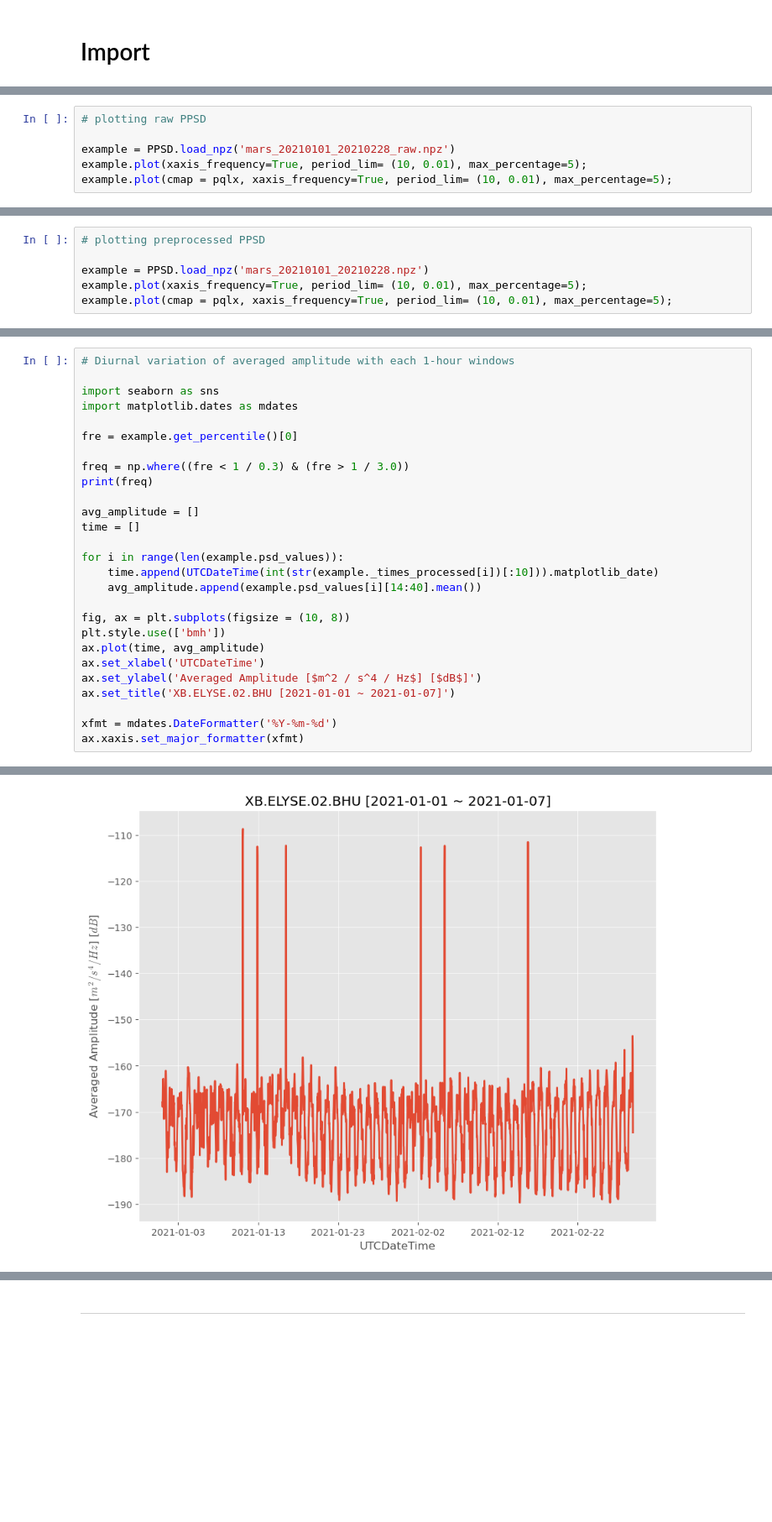
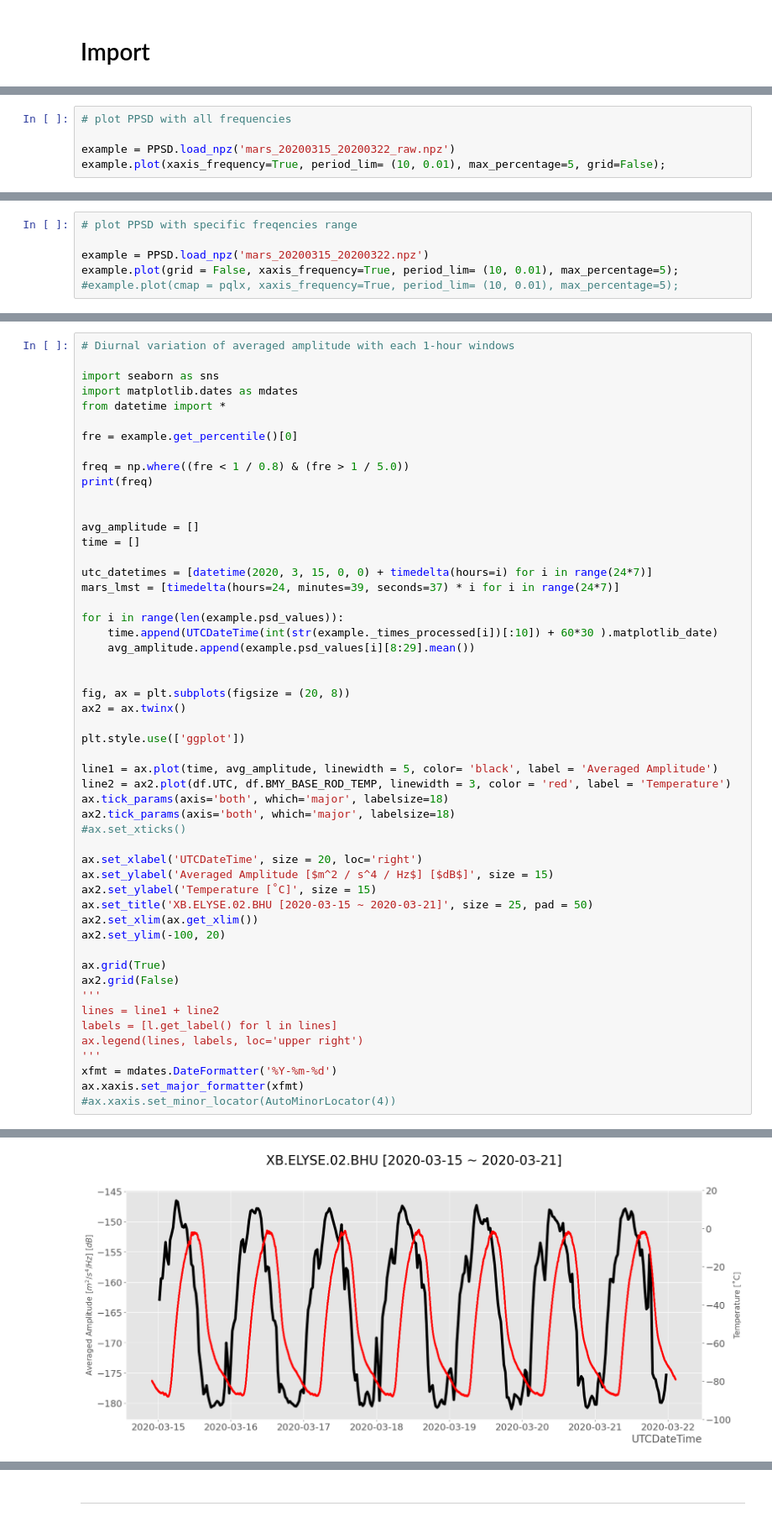
Before and after one commit to 1epss/ppsd2024, a Jupyter notebook: ppsd_mars.ipynb, the cells around one changed output, grey strips where cells are left out. Shown: that part at 84% size. Drawn from its saved outputs; the diff is of its cells as text; blank space fills up the shorter version.

Commit message:
Edit ppsd_mars.ipynb and add downloader py file

```diff
--- a/ppsd_mars.ipynb
+++ b/ppsd_mars.ipynb
@@ -74,0 +107,5 @@ Skipping time segment(s).
+# %%
+# plot PPSD with all frequencies
+
+example = PPSD.load_npz('mars_20200315_20200322_raw.npz')
+example.plot(xaxis_frequency=True, period_lim= (10, 0.01), max_percentage=5, grid=False);
@@ -75,6 +114,6 @@ Skipping time segment(s).
 # %%
-# plotting raw PPSD
+# plot PPSD with specific freqencies range
 
-example = PPSD.load_npz('mars_20210101_20210228_raw.npz')
-example.plot(xaxis_frequency=True, period_lim= (10, 0.01), max_percentage=5);
-example.plot(cmap = pqlx, xaxis_frequency=True, period_lim= (10, 0.01), max_percentage=5);
+example = PPSD.load_npz('mars_20200315_20200322.npz')
+example.plot(grid = False, xaxis_frequency=True, period_lim= (10, 0.01), max_percentage=5);
+#example.plot(cmap = pqlx, xaxis_frequency=True, period_lim= (10, 0.01), max_percentage=5);
@@ -84,6 +119,0 @@ example.plot(cmap = pqlx, xaxis_frequency=True, period_lim= (10, 0.01), max_perc
-# %%
-# plotting preprocessed PPSD
-
-example = PPSD.load_npz('mars_20210101_20210228.npz')
-example.plot(xaxis_frequency=True, period_lim= (10, 0.01), max_percentage=5);
-example.plot(cmap = pqlx, xaxis_frequency=True, period_lim= (10, 0.01), max_percentage=5);
@@ -101,26 +203,51 @@ example.plot_spectrogram(grid=False, cmap='jet');
 
 import seaborn as sns
 import matplotlib.dates as mdates
+from datetime import *
 
 fre = example.get_percentile()[0]
 
-freq = np.where((fre < 1 / 0.3) & (fre > 1 / 3.0))
+freq = np.where((fre < 1 / 0.8) & (fre > 1 / 5.0))
 print(freq)
+
 
 avg_amplitude = []
 time = []
 
+utc_datetimes = [datetime(2020, 3, 15, 0, 0) + timedelta(hours=i) for i in range(24*7)]
+mars_lmst = [timedelta(hours=24, minutes=39, seconds=37) * i for i in range(24*7)]
+
 for i in range(len(example.psd_values)):
-    time.append(UTCDateTime(int(str(example._times_processed[i])[:10])).matplotlib_date)
-    avg_amplitude.append(example.psd_values[i][14:40].mean())
+    time.append(UTCDateTime(int(str(example._times_processed[i])[:10]) + 60*30 ).matplotlib_date)
+    avg_amplitude.append(example.psd_values[i][8:29].mean())
 
-fig, ax = plt.subplots(figsize = (10, 8))
-plt.style.use(['bmh'])
-ax.plot(time, avg_amplitude)
-ax.set_xlabel('UTCDateTime')
-ax.set_ylabel('Averaged Amplitude [$m^2 / s^4 / Hz$] [$dB$]')
-ax.set_title('XB.ELYSE.02.BHU [2021-01-01 ~ 2021-01-07]')
 
+fig, ax = plt.subplots(figsize = (20, 8))
+ax2 = ax.twinx()
+
+plt.style.use(['ggplot'])
+
+line1 = ax.plot(time, avg_amplitude, linewidth = 5, color= 'black', label = 'Averaged Amplitude')
+line2 = ax2.plot(df.UTC, df.BMY_BASE_ROD_TEMP, linewidth = 3, color = 'red', label = 'Temperature')
+ax.tick_params(axis='both', which='major', labelsize=18)
+ax2.tick_params(axis='both', which='major', labelsize=18)
+#ax.set_xticks()
+
+ax.set_xlabel('UTCDateTime', size = 20, loc='right')
+ax.set_ylabel('Averaged Amplitude [$m^2 / s^4 / Hz$] [$dB$]', size = 15)
+ax2.set_ylabel('Temperature [˚C]', size = 15)
+ax.set_title('XB.ELYSE.02.BHU [2020-03-15 ~ 2020-03-21]', size = 25, pad = 50)
+ax2.set_xlim(ax.get_xlim())
+ax2.set_ylim(-100, 20)
+
+ax.grid(True)
+ax2.grid(False)
+'''
+lines = line1 + line2
+labels = [l.get_label() for l in lines]
+ax.legend(lines, labels, loc='upper right')
+'''
 xfmt = mdates.DateFormatter('%Y-%m-%d')
 ax.xaxis.set_major_formatter(xfmt)
+#ax.xaxis.set_minor_locator(AutoMinorLocator(4))
 # %% [output]
@@ -129 +256 @@ ax.xaxis.set_major_formatter(xfmt)
-[figure, old version]
+[figure, new version]
```
Also changed, not shown: parts of 24 cells of this notebook, 1 other file.
